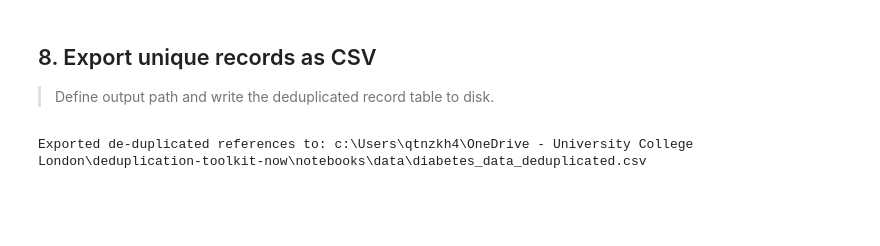
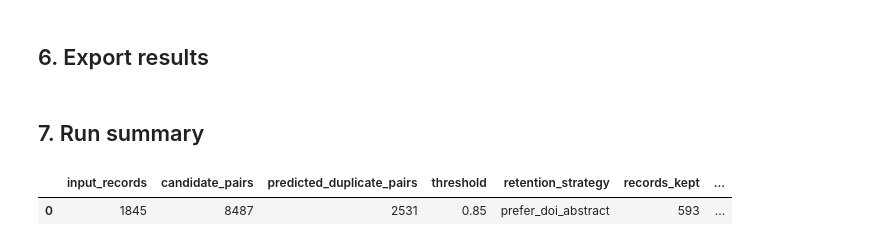
Before and after one commit to destiny-evidence/destiny-deduper, a Jupyter notebook: notebooks/Example_workflow.ipynb, the cells around one changed output. Drawn from its saved outputs; the diff is of its cells as text; code cells hidden in the pictures; blank space fills up the shorter version.

```diff
--- a/notebooks/Example_workflow.ipynb
+++ b/notebooks/Example_workflow.ipynb
@@ -263,13 +330,2 @@ Clusters with duplicates: 1,816 records involved
-# %% [markdown]
-## 8. Export unique records as CSV
-
-> Define output path and write the deduplicated record table to disk.
-# %%
-
-
-OUTPUT_CSV = REPO_DIR / "notebooks/data/diabetes_data_deduplicated.csv"
-deduplicated_df.to_csv(OUTPUT_CSV, index=False)
-
-print(f"Exported de-duplicated references to: {OUTPUT_CSV}")
-# %% [output]
-Exported de-duplicated references to: c:\Users\qtnzkh4\OneDrive - University College London\deduplication-toolkit-now\notebooks\data\diabetes_data_deduplicated.csv
+# %% [markdown]
+## 6. Export results
@@ -275,0 +344,23 @@ Exported de-duplicated references to: c:\Users\qtnzkh4\OneDrive - University Col
+# %% [markdown]
+## 7. Run summary
+# %%
+summary_df = pd.DataFrame(
+    [
+        {
+            "input_records": len(papers),
+            "candidate_pairs": len(scored_pairs_df),
+            "predicted_duplicate_pairs": int(
+                scored_pairs_df["duplicate_prediction"].sum()
+            ),
+            "threshold": THRESHOLD,
+            "retention_strategy": RETENTION_STRATEGY,
+            "records_kept": len(resolution.kept_records),
+            "records_removed": len(resolution.removed_records),
+        }
+    ]
+)
+
+display(summary_df)
+# %% [output]
+|  | input_records | candidate_pairs | predicted_duplicate_pairs | threshold | retention_strategy | records_kept | ... |
+| 0 | 1845 | 8487 | 2531 | 0.85 | prefer_doi_abstract | 593 | ... |
```
Also changed, not shown: parts of 24 cells of this notebook.
